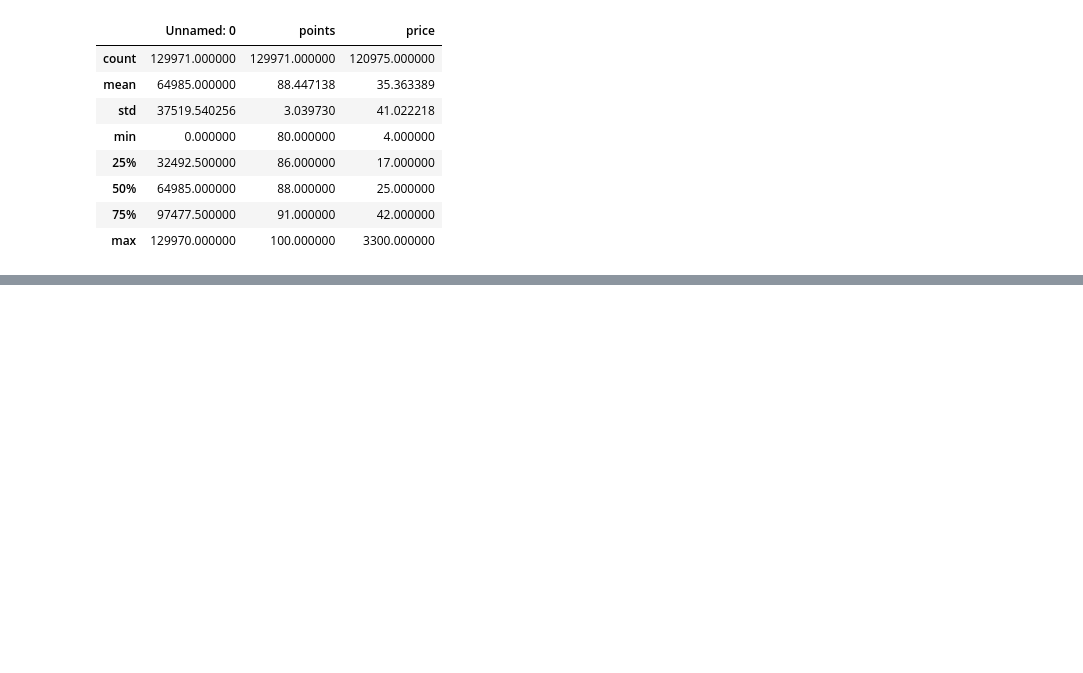
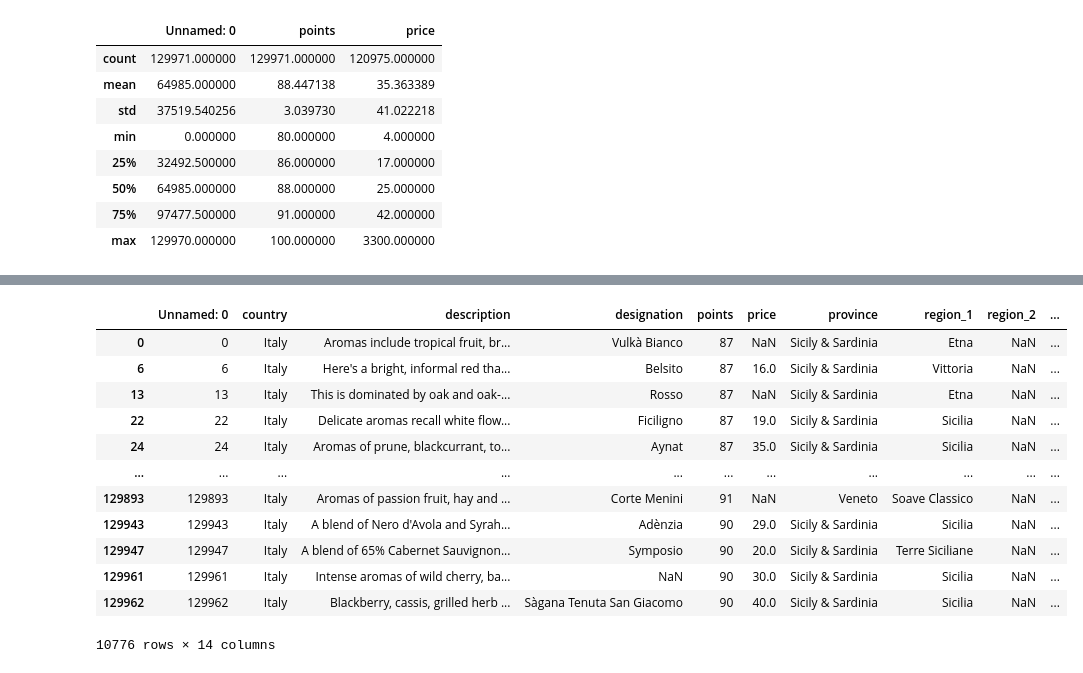
Before and after one commit to calderon0423/Perfectly_Paired, a Jupyter notebook: reviewData.ipynb, the cells around one changed output, grey strips where cells are left out. Cells and saved outputs as stored; diff of their text form; code cells hidden in the pictures; blank space fills up the shorter version.

```diff
--- a/reviewData.ipynb
+++ b/reviewData.ipynb
@@ -30,3 +45,20 @@ read.describe()
+# %%
+read=read.loc[read["taster_name"]=="Kerin O’Keefe"]
+read
+# %% [output]
+|  | Unnamed: 0 | country | description | designation | points | price | province | region_1 | region_2 | ... |
+| 0 | 0 | Italy | Aromas include tropical fruit, br... | Vulkà Bianco | 87 | NaN | Sicily & Sardinia | Etna | NaN | ... |
+| 6 | 6 | Italy | Here's a bright, informal red tha... | Belsito | 87 | 16.0 | Sicily & Sardinia | Vittoria | NaN | ... |
+| 13 | 13 | Italy | This is dominated by oak and oak-... | Rosso | 87 | NaN | Sicily & Sardinia | Etna | NaN | ... |
+| 22 | 22 | Italy | Delicate aromas recall white flow... | Ficiligno | 87 | 19.0 | Sicily & Sardinia | Sicilia | NaN | ... |
+| 24 | 24 | Italy | Aromas of prune, blackcurrant, to... | Aynat | 87 | 35.0 | Sicily & Sardinia | Sicilia | NaN | ... |
+| ... | ... | ... | ... | ... | ... | ... | ... | ... | ... | ... |
+| 129893 | 129893 | Italy | Aromas of passion fruit, hay and ... | Corte Menini | 91 | NaN | Veneto | Soave Classico | NaN | ... |
+| 129943 | 129943 | Italy | A blend of Nero d'Avola and Syrah... | Adènzia | 90 | 29.0 | Sicily & Sardinia | Sicilia | NaN | ... |
+| 129947 | 129947 | Italy | A blend of 65% Cabernet Sauvignon... | Symposio | 90 | 20.0 | Sicily & Sardinia | Terre Siciliane | NaN | ... |
+| 129961 | 129961 | Italy | Intense aromas of wild cherry, ba... | NaN | 90 | 30.0 | Sicily & Sardinia | Sicilia | NaN | ... |
+| 129962 | 129962 | Italy | Blackberry, cassis, grilled herb ... | Sàgana Tenuta San Giacomo | 90 | 40.0 | Sicily & Sardinia | Sicilia | NaN | ... |
+10776 rows × 14 columns
 # %%
 df=read[['country','points','price','province','variety','winery']]
 df=df.dropna(how='any')
```
Also changed, not shown: parts of 17 cells of this notebook.
